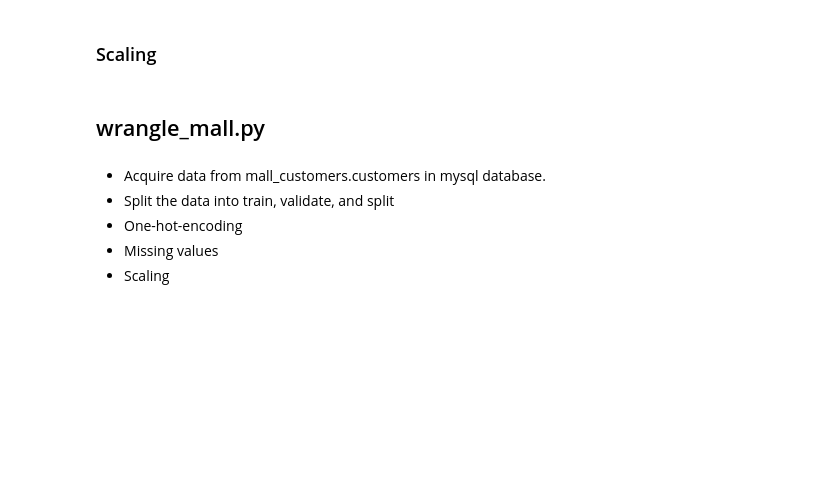
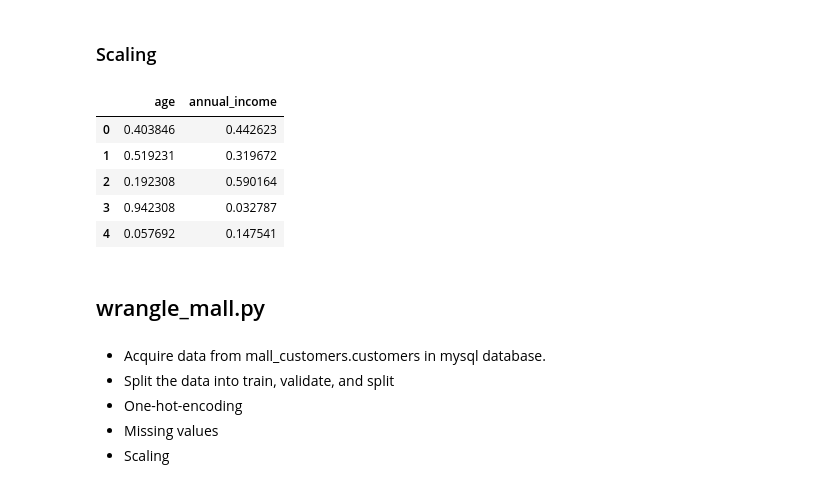
Before and after one commit to SamuelD-Data/clustering-exercises, a Jupyter notebook: zillow.ipynb, the cells around one changed output. Saved outputs shown, nothing was run; the diff lists cells and outputs as text; code cells hidden in the pictures; blank space fills up the shorter version.

```diff
--- a/zillow.ipynb
+++ b/zillow.ipynb
@@ -514,5 +529,43 @@ handle_missing_values(df)
 # %% [markdown]
 ### Scaling
+# %%
+# creating function to scale mall data
+def mall_scaler(X_train, X_validate, X_test):
+    """
+    Function accepts 3 mall dataframes output by prep_mall_data function and returns them with the age and annual income columns scaled.
+    Spending score is not scaled because it is our target variable.
+    """
+    # creating scaler object
+    scaler = sklearn.preprocessing.MinMaxScaler()
+
+    # fitting scaler to x train
+    scaler.fit(X_train[['age', 'annual_income']])
+
+    # scaling data and saving to new dataframes
+    X_train_scaled = pd.DataFrame(scaler.transform(X_train[['age', 'annual_income']]))
+    X_validate_scaled = pd.DataFrame(scaler.transform(X_validate[['age', 'annual_income']]))
+    X_test_scaled = pd.DataFrame(scaler.transform(X_test[['age', 'annual_income']]))
+
+    # renaming columns in new dataframes as they were given integers as names
+    X_train_scaled.rename(columns = {0: 'age', 1: 'annual_income'}, inplace=True)
+    X_validate_scaled.rename(columns = {0: 'age', 1: 'annual_income'}, inplace=True)
+    X_test_scaled.rename(columns = {0: 'age', 1: 'annual_income'}, inplace=True)
+
+    # returning new scaled dataframes
+    return X_train_scaled, X_validate_scaled, X_test_scaled
+# %%
+# using function to created scaled dataframes
+X_train_scaled, X_validate_scaled, X_test_scaled = mall_scaler(X_train, X_validate, X_test)
+# %%
+# previewing data
+X_train_scaled.head()
+# %% [output]
+|  | age | annual_income |
+| 0 | 0.403846 | 0.442623 |
+| 1 | 0.519231 | 0.319672 |
+| 2 | 0.192308 | 0.590164 |
+| 3 | 0.942308 | 0.032787 |
+| 4 | 0.057692 | 0.147541 |
 # %% [markdown]
 ## wrangle_mall.py
 # %% [markdown]
```
Also changed, not shown: parts of 6 cells of this notebook.
